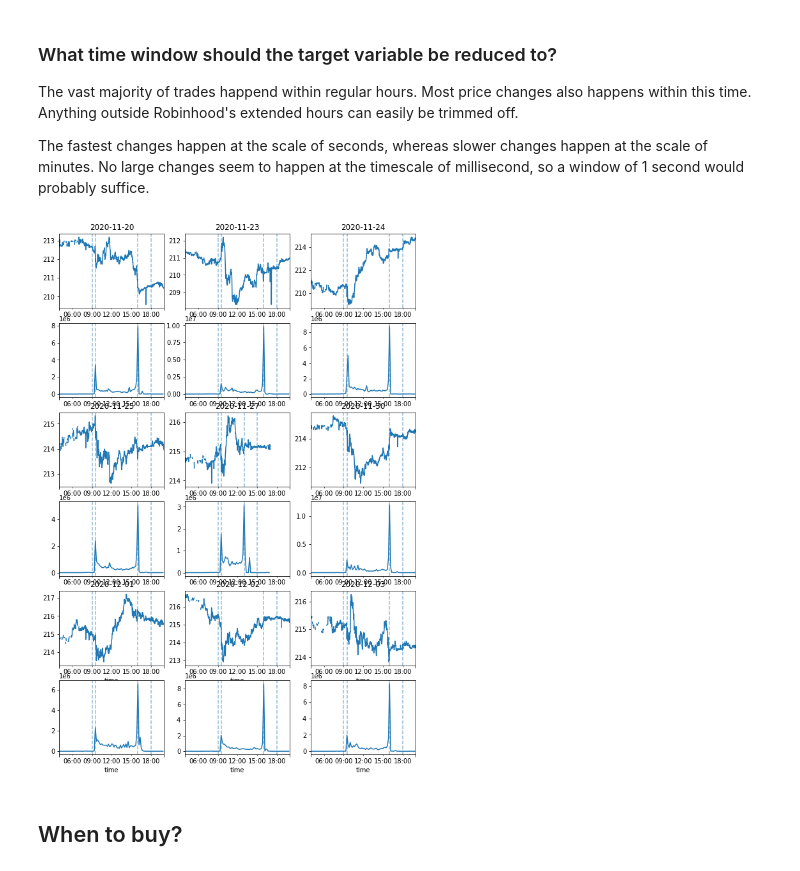
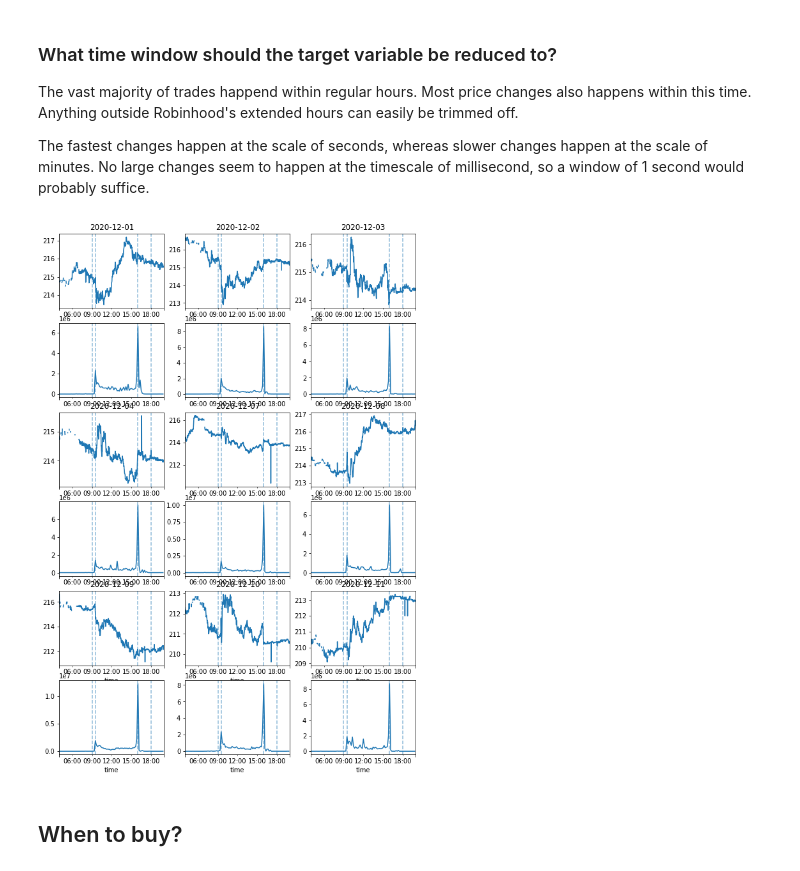
Before and after one commit to dwitvliet/project-stock-trading, a Jupyter notebook: sandbox.ipynb, the cells around one changed output. Cells and saved outputs as stored; diff of their text form; code cells hidden in the pictures.

```diff
--- a/sandbox.ipynb
+++ b/sandbox.ipynb
@@ -48,40 +51,35 @@ for date in stored_dates:
 
 
 
 fig, axes = plt.subplots(6, 3, figsize=(10, 15))
 for i in range(0, 9):
-    date = stored_dates[len(stored_dates) - 10 + i]
+    date = stored_dates[len(stored_dates) - 9 + i]
 
 
     ax_price = axes[int(i/3)*2, i%3]
     ax_volume = axes[int(i/3)*2+1, i%3]
 
     trades = db.get_trades(ticker, date)
-    trades = pd.DataFrame(trades, columns=['timestamp', 'price', 'volume'])
-    trades['time'] = pd.to_datetime(trades['timestamp']) \
-        .dt.tz_localize('UTC') \
-        .dt.tz_convert('America/New_York')
-
 
     trades.groupby(pd.Grouper(key='time', freq='1min'))['price'].mean().plot.line(ax=ax_price)
     trades.groupby(pd.Grouper(key='time', freq='10min'))['volume'].sum().plot.line(ax=ax_volume)
 
     ax_price.set_title(date)
     for ax in (ax_price, ax_volume):
         ax.set_xlim(
             datetime.datetime.combine(date, datetime.time(4, 0)),
             datetime.datetime.combine(date, datetime.time(20, 0)),
         )
         if i < 6:
             ax.set_xlabel('')
 
         for time in hours[date].values():
             ax.axvline(
                 datetime.datetime.combine(date, time),
                 linestyle='--', alpha=0.5
             )
 # %% [output]
-[figure, old version]
+[figure, new version]
 # %% [markdown]
 ## When to buy?
 # %%
```
Also changed, not shown: parts of 2 cells of this notebook.
